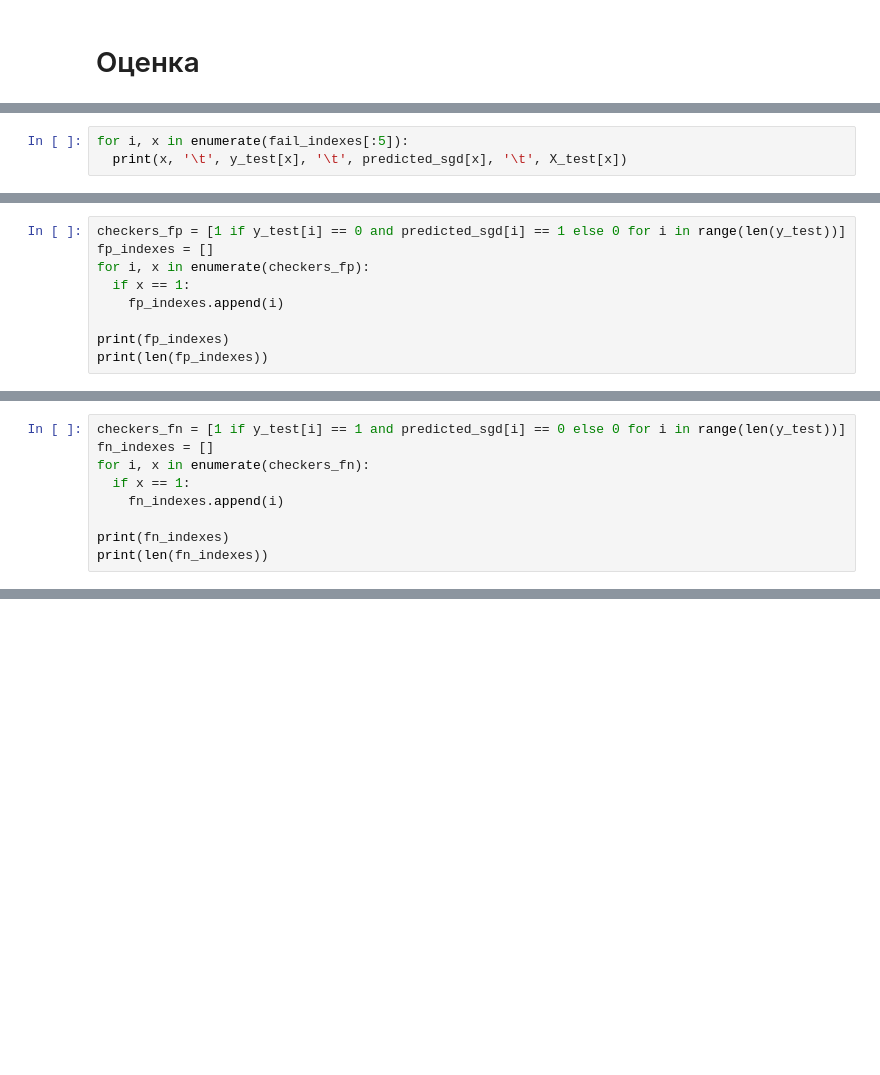
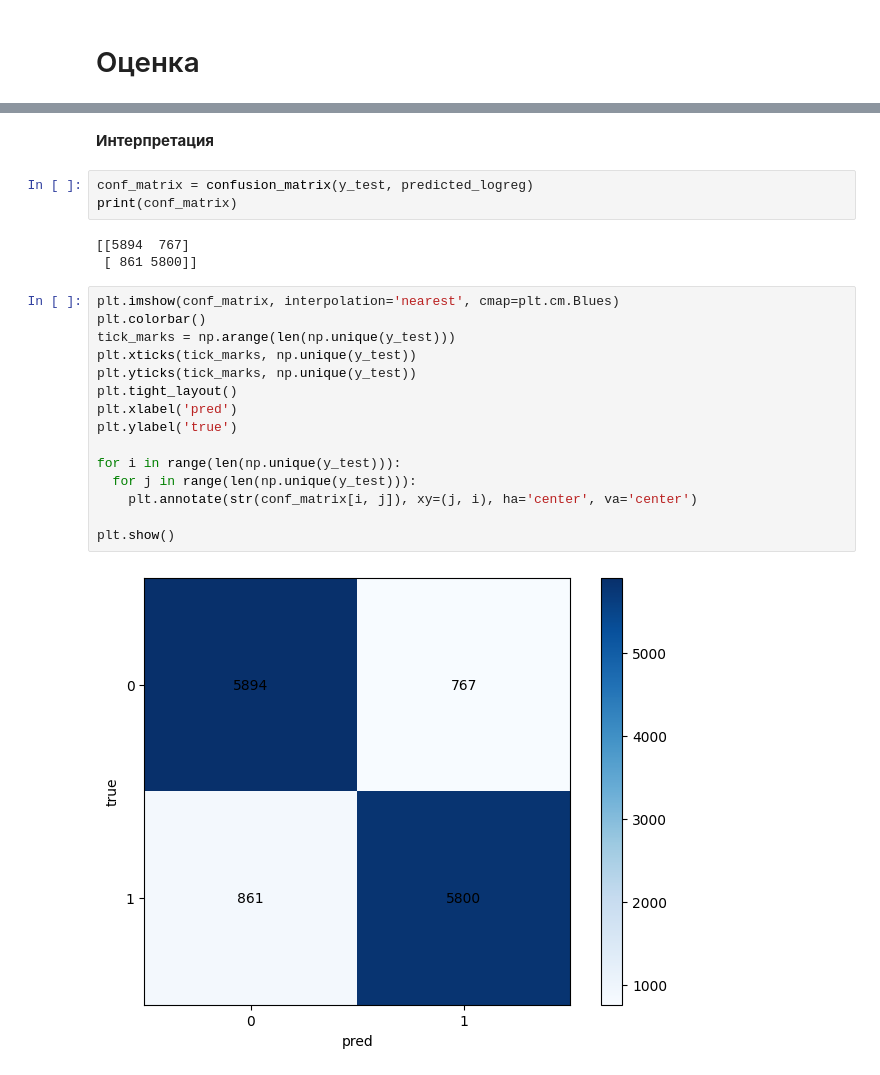
Before and after one commit to Angon-pro/DS-ML_projects, a Jupyter notebook: Article_relevance_classification/Article_relevance_classification.ipynb, the cells around one changed output, grey strips where cells are left out. Saved outputs shown, nothing was run; the diff lists cells and outputs as text; blank space fills up the shorter version.

```diff
--- a/Article_relevance_classification/Article_relevance_classification.ipynb
+++ b/Article_relevance_classification/Article_relevance_classification.ipynb
@@ -436,3 +998,0 @@ print(len(fail_indexes))
-# %%
-for i, x in enumerate(fail_indexes[:5]):
-  print(x, '\t', y_test[x], '\t', predicted_sgd[x], '\t', X_test[x])
@@ -447,9 +998,0 @@ for i, x in enumerate(fail_indexes[:5]):
-# %%
-checkers_fp = [1 if y_test[i] == 0 and predicted_sgd[i] == 1 else 0 for i in range(len(y_test))]
-fp_indexes = []
-for i, x in enumerate(checkers_fp):
-  if x == 1:
-    fp_indexes.append(i)
-
-print(fp_indexes)
-print(len(fp_indexes))
@@ -465,9 +998,0 @@ print(fp_indexes[0], '\t', y_test[fp_indexes[0]], '\t', predicted_sgd[fp_indexes
-# %%
-checkers_fn = [1 if y_test[i] == 1 and predicted_sgd[i] == 0 else 0 for i in range(len(y_test))]
-fn_indexes = []
-for i, x in enumerate(checkers_fn):
-  if x == 1:
-    fn_indexes.append(i)
-
-print(fn_indexes)
-print(len(fn_indexes))
@@ -501,0 +1040,25 @@ print(counts_test[1])
+# %% [markdown]
+**Интерпретация**
+# %%
+conf_matrix = confusion_matrix(y_test, predicted_logreg)
+print(conf_matrix)
+# %% [output]
+[[5894  767]
+ [ 861 5800]]
+# %%
+plt.imshow(conf_matrix, interpolation='nearest', cmap=plt.cm.Blues)
+plt.colorbar()
+tick_marks = np.arange(len(np.unique(y_test)))
+plt.xticks(tick_marks, np.unique(y_test))
+plt.yticks(tick_marks, np.unique(y_test))
+plt.tight_layout()
+plt.xlabel('pred')
+plt.ylabel('true')
+
+for i in range(len(np.unique(y_test))):
+  for j in range(len(np.unique(y_test))):
+    plt.annotate(str(conf_matrix[i, j]), xy=(j, i), ha='center', va='center')
+
+plt.show()
+# %% [output]
+[figure, added]
```
Also changed, not shown: parts of 219 cells of this notebook, 1 other file.
